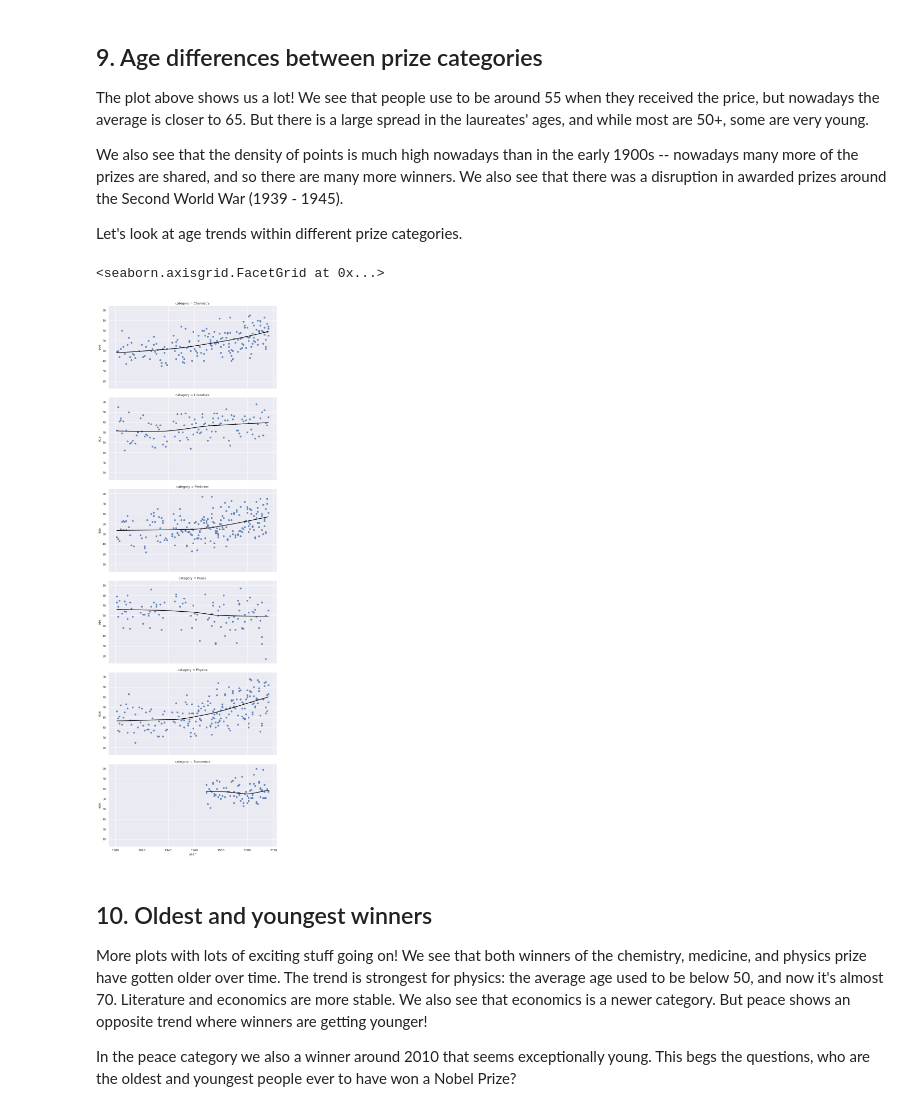
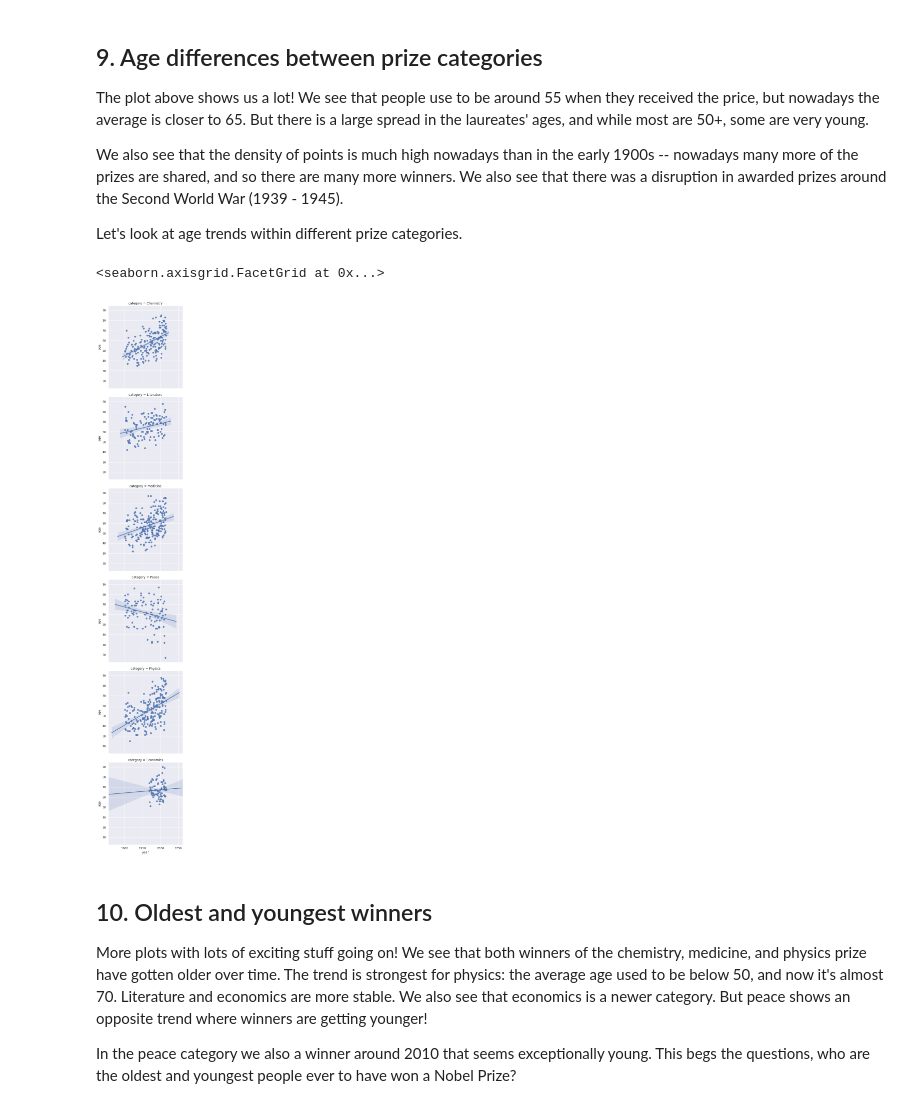
Before and after one commit to Raj-179/Nobel-Price-Winners, a Jupyter notebook: notebook.ipynb, the cells around one changed output. Drawn from its saved outputs; the diff is of its cells as text; code cells hidden in the pictures.

```diff
--- a/notebook.ipynb
+++ b/notebook.ipynb
@@ -57,11 +59,12 @@ Name: birth_country, dtype: int64
 <p>Not so surprising perhaps: the most common Nobel laureate between 1901 and 2016 was a man born in the United States of America. But in 1901 all the winners were European. When did the USA start to dominate the Nobel Prize charts?</p>
 # %%
 # Calculating the proportion of USA born winners per decade
-nobel['usa_born_winner'] = nobel['birth_country'] == 'United States of America'
-nobel['decade'] = (np.floor(nobel["year"] / 10) * 10).astype(int)
-prop_usa_winners = nobel.groupby("decade", as_index=False)["usa_born_winner"].mean()
+nobel['usa_born_winner'] = nobel['birth_country']=="United States of America"
+nobel['decade'] = np.int64(np.floor(nobel['year']/10 )*10)
+prop_usa_winners = nobel.groupby(by='decade', as_index=False)['usa_born_winner'].mean()
 
 # Display the proportions of USA born winners per decade
+# ... YOUR CODE FOR TASK 3 ...
 display(prop_usa_winners)
 # %% [output]
 |  | decade | usa_born_winner |
@@ -147,11 +154,11 @@ nobel.groupby("full_name").filter(lambda x: len(x) >= 2)
 <p>But how old are you generally when you get the prize?</p>
 # %%
 # Converting birth_date from String to datetime
-nobel['birth_date'] = pd.to_datetime(nobel["birth_date"])
-
+nobel['birth_date'] = pd.to_datetime(nobel['birth_date'],errors='ignore')
+print(nobel['birth_date'])
 # Calculating the age of Nobel Prize winners
-nobel['age'] = nobel["year"] - nobel["birth_date"].dt.year
-
+nobel['age'] = nobel['year']-nobel['birth_date'].dt.year
 # Plotting the age of Nobel Prize winners
-sns.lmplot(x="year", y="age", data=nobel, lowess=True, aspect=2, line_kws={"color" : "black"})
+# ... YOUR CODE FOR TASK 8 ...
+sns.lmplot(x='year', y='age', data=nobel, lowess=True, aspect=2, line_kws={'color' : 'black'})
 # %% [output]
@@ -164,11 +188,11 @@ sns.lmplot(x="year", y="age", data=nobel, lowess=True, aspect=2, line_kws={"colo
 <p>Let's look at age trends within different prize categories.</p>
 # %%
 # Same plot as above, but separate plots for each type of Nobel Prize
-# Same plot as above, but separate plots for each type of Nobel Prize
-sns.lmplot(x="year", y="age", data=nobel, row="category", lowess=True, aspect=2, line_kws={"color" : "black"})
+# ... YOUR CODE FOR TASK 9 ...
+sns.lmplot(x='year', y='age', row='category', data=nobel)
 # %% [output]
 <seaborn.axisgrid.FacetGrid at 0x...>
-[figure, old version]
+[figure, new version]
 # %% [markdown]
 ## 10. Oldest and youngest winners
 <p>More plots with lots of exciting stuff going on! We see that both winners of the chemistry, medicine, and physics prize have gotten older over time. The trend is strongest for physics: the average age used to be below 50, and now it's almost 70. Literature and economics are more stable. We also see that economics is a newer category. But peace shows an opposite trend where winners are getting younger! </p>
```
Also changed, not shown: parts of 11 cells of this notebook.
